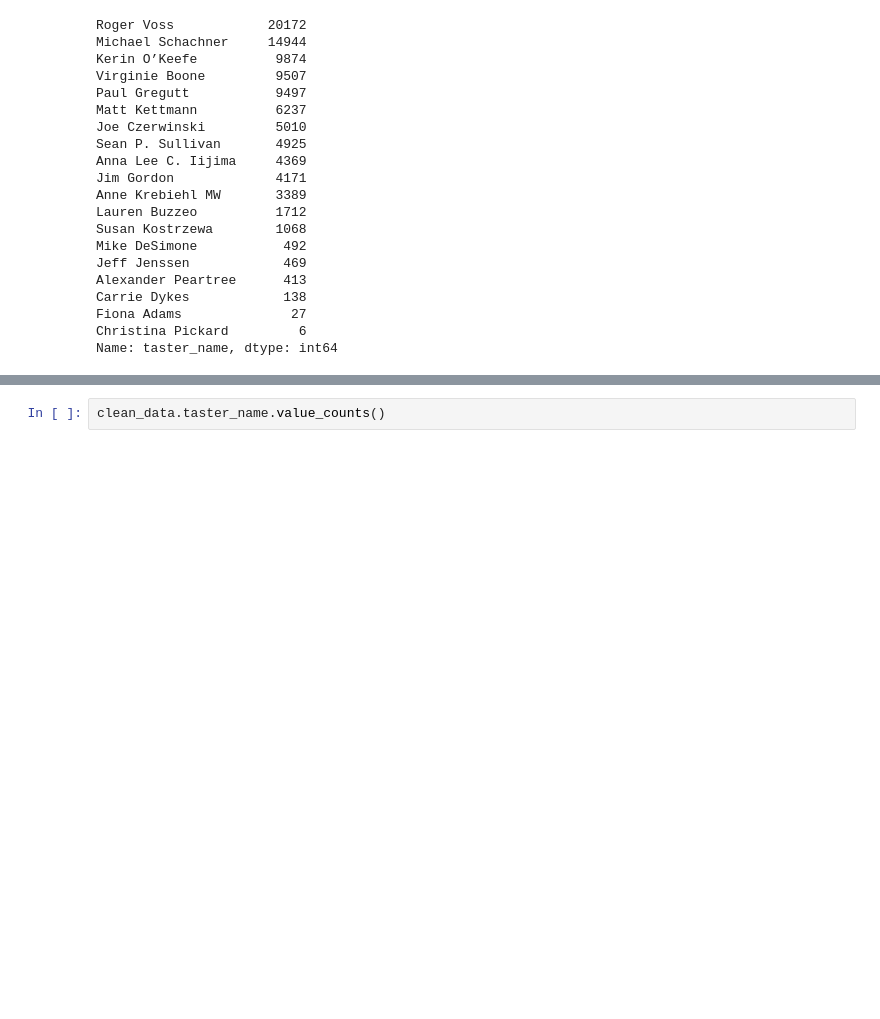
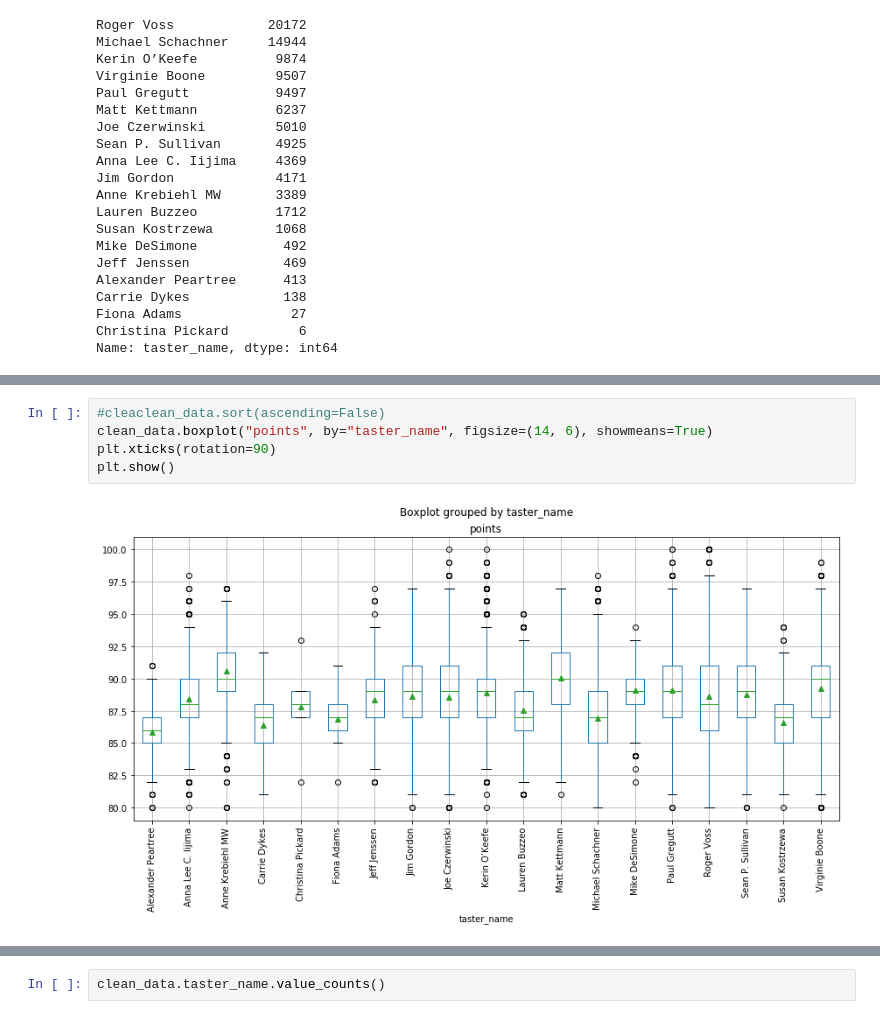
Before and after one commit to renatonico/Pygeons, a Jupyter notebook: notebooks/angel.ipynb, the cells around one changed output, grey strips where cells are left out. Drawn from its saved outputs; the diff is of its cells as text; blank space fills up the shorter version.

```diff
--- a/notebooks/angel.ipynb
+++ b/notebooks/angel.ipynb
@@ -416,0 +357,7 @@ plt.show()
+# %%
+#cleaclean_data.sort(ascending=False)
+clean_data.boxplot("points", by="taster_name", figsize=(14, 6), showmeans=True)
+plt.xticks(rotation=90)
+plt.show()
+# %% [output]
+[figure, added]
```
Also changed, not shown: parts of 47 cells of this notebook.
